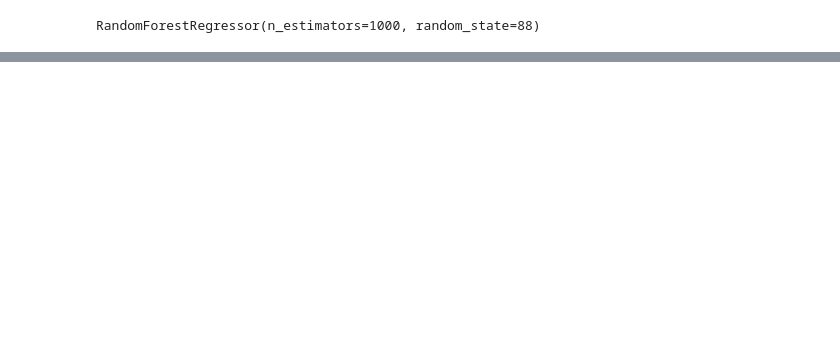
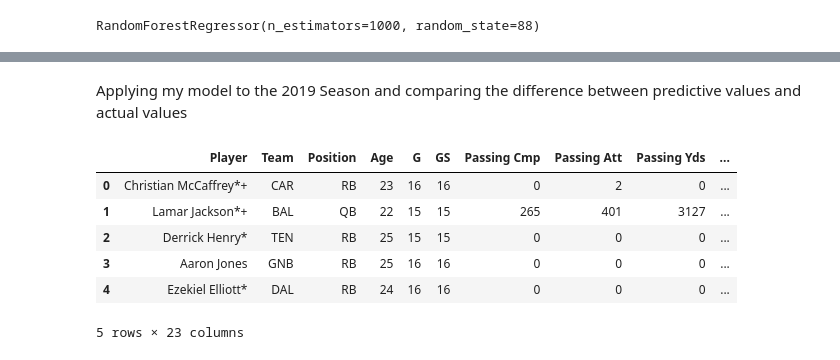
Before and after one commit to pierremestephan/FantasyFootballMachineLearning, a Jupyter notebook: RandomForest.ipynb, the cells around one changed output, grey strips where cells are left out. Cells and saved outputs as stored; diff of their text form; code cells hidden in the pictures; blank space fills up the shorter version.

Commit message:
Used Model to review 2019 Season

```diff
--- a/RandomForest.ipynb
+++ b/RandomForest.ipynb
@@ -38,0 +39,14 @@ plt.show()
+# %% [markdown]
+Applying my model to the 2019 Season and comparing the difference between predictive values and actual values
+# %%
+data2019 = pd.read_csv('H:/FantasyMachineLearning/FantasyFootballMachineLearning/2019season.csv')
+data2019 = data2019.fillna(0)
+data2019.head()
+# %% [output]
+|  | Player | Team | Position | Age | G | GS | Passing Cmp | Passing Att | Passing Yds | ... |
+| 0 | Christian McCaffrey*+ | CAR | RB | 23 | 16 | 16 | 0 | 2 | 0 | ... |
+| 1 | Lamar Jackson*+ | BAL | QB | 22 | 15 | 15 | 265 | 401 | 3127 | ... |
+| 2 | Derrick Henry* | TEN | RB | 25 | 15 | 15 | 0 | 0 | 0 | ... |
+| 3 | Aaron Jones | GNB | RB | 25 | 16 | 16 | 0 | 0 | 0 | ... |
+| 4 | Ezekiel Elliott* | DAL | RB | 24 | 16 | 16 | 0 | 0 | 0 | ... |
+5 rows × 23 columns
```
Also changed, not shown: parts of 2 cells of this notebook, 1 other file.
